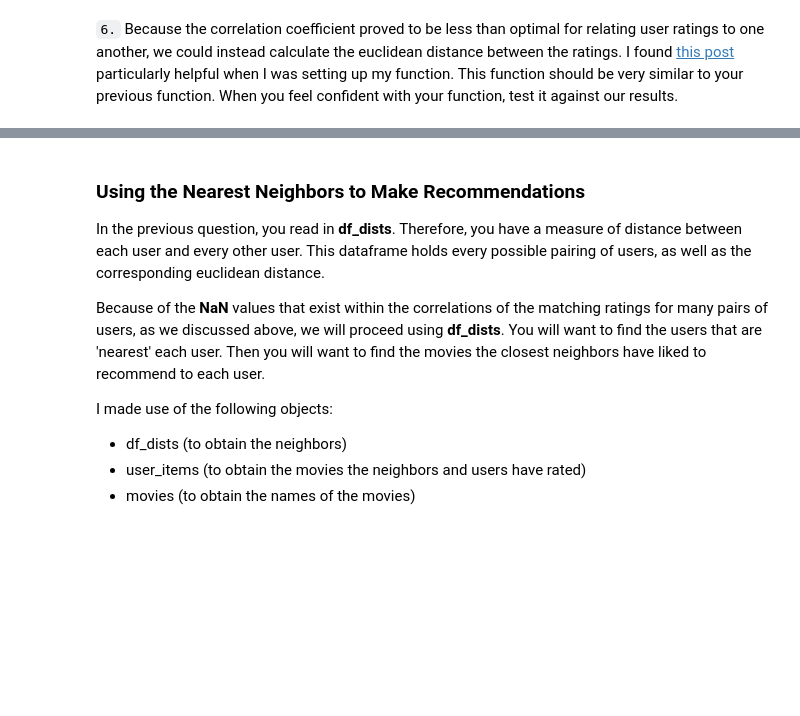
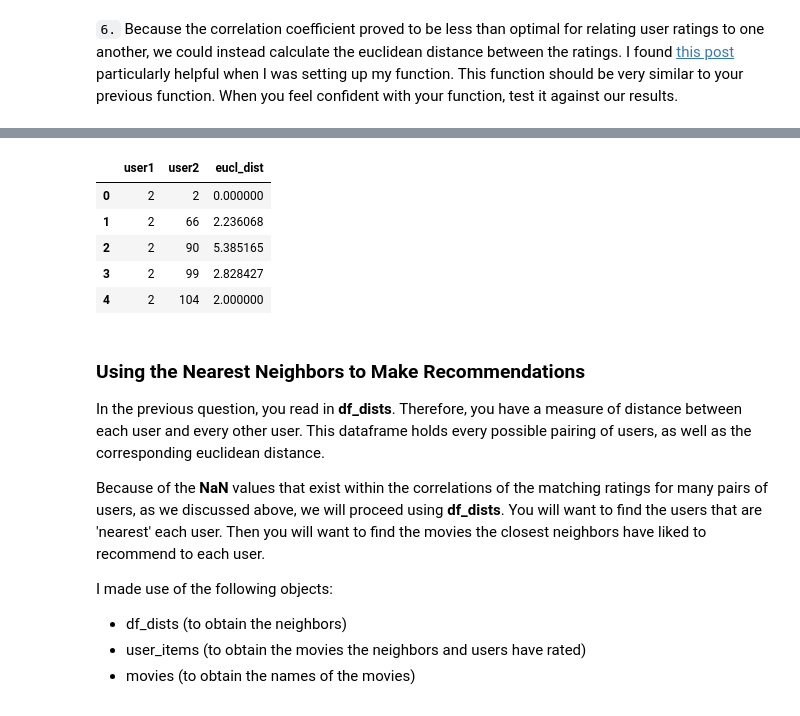
Before and after one commit to chziha/Data-Scientist-Udacity-Nanodegree, a Jupyter notebook: DSND_Term2/lessons/Recommendations/1_Intro_to_Recommendations/Collaborative Filtering.ipynb, the cells around one changed output, grey strips where cells are left out. Saved outputs shown, nothing was run; the diff lists cells and outputs as text; code cells hidden in the pictures; blank space fills up the shorter version.

```diff
--- a/DSND_Term2/lessons/Recommendations/1_Intro_to_Recommendations/Collaborative Filtering.ipynb
+++ b/DSND_Term2/lessons/Recommendations/1_Intro_to_Recommendations/Collaborative Filtering.ipynb
@@ -284,7 +325,7 @@ def compute_euclidean_dist(user1, user2):
 # %%
 # Read in solution euclidean distances
 import pickle
-df_dists = pd.read_pickle("data/Term2/recommendations/lesson1/data/dists.p")
+df_dists = pd.read_pickle('dists.p')
 # %%
 # Test your function against the solution
 assert compute_euclidean_dist(2,2) == df_dists.query("user1 == 2 and user2 == 2")['eucl_dist'][0], "Oops!  The distance between a user and itself should be 0.0."
@@ -295,3 +338,12 @@ print("If this is all you see, then it looks like your function passed all of ou
+# %%
+df_dists.head()
+# %% [output]
+|  | user1 | user2 | eucl_dist |
+| 0 | 2 | 2 | 0.000000 |
+| 1 | 2 | 66 | 2.236068 |
+| 2 | 2 | 90 | 5.385165 |
+| 3 | 2 | 99 | 2.828427 |
+| 4 | 2 | 104 | 2.000000 |
 # %% [markdown]
 ### Using the Nearest Neighbors to Make Recommendations
 
```
Also changed, not shown: parts of 23 cells of this notebook.
